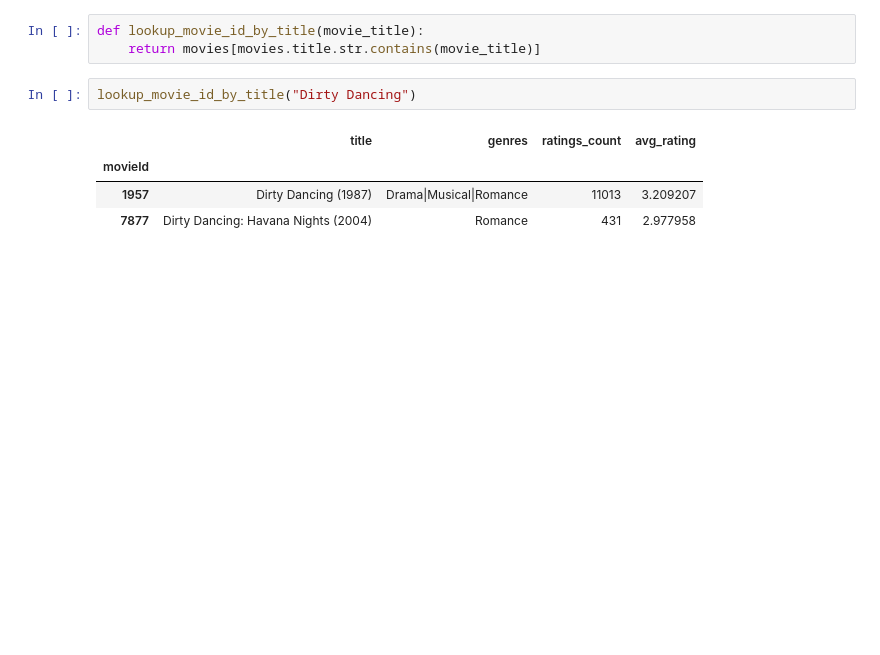
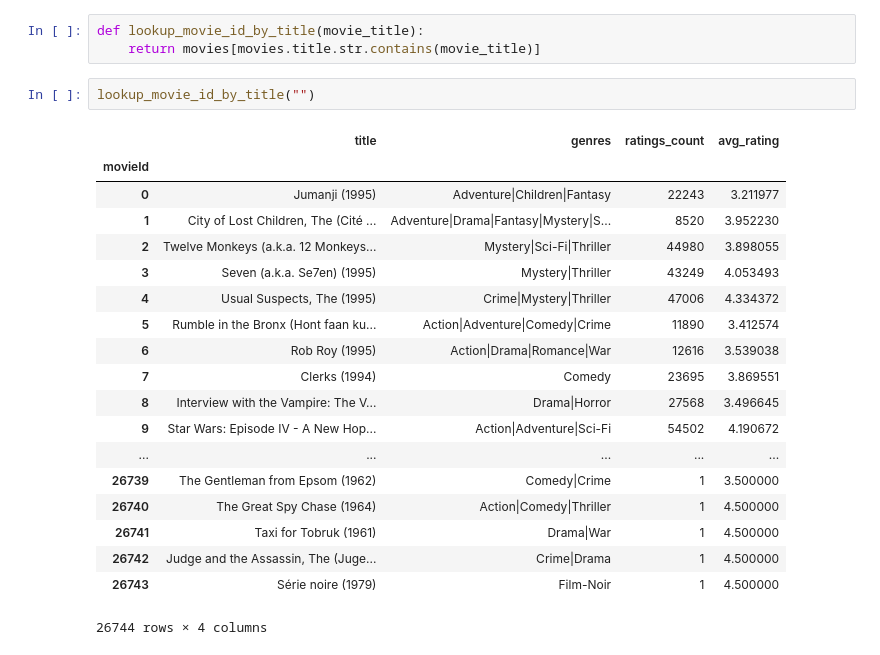
Before and after one commit to statisticianinstilettos/movie_similarity_flask_api, a Jupyter notebook: run_flask_api.ipynb, the cells around one changed output. Drawn from its saved outputs; the diff is of its cells as text; blank space fills up the shorter version.

```diff
--- a/run_flask_api.ipynb
+++ b/run_flask_api.ipynb
@@ -18,12 +18,27 @@ movies.head()
 def lookup_movie_id_by_title(movie_title):
     return movies[movies.title.str.contains(movie_title)]
 # %%
-lookup_movie_id_by_title("Dirty Dancing")
+lookup_movie_id_by_title("")
 # %% [output]
 |  | title | genres | ratings_count | avg_rating |
 | movieId |  |  |  |  |
-| 1957 | Dirty Dancing (1987) | Drama|Musical|Romance | 11013 | 3.209207 |
-| 7877 | Dirty Dancing: Havana Nights (2004) | Romance | 431 | 2.977958 |
+| 0 | Jumanji (1995) | Adventure|Children|Fantasy | 22243 | 3.211977 |
+| 1 | City of Lost Children, The (Cité ... | Adventure|Drama|Fantasy|Mystery|S... | 8520 | 3.952230 |
+| 2 | Twelve Monkeys (a.k.a. 12 Monkeys... | Mystery|Sci-Fi|Thriller | 44980 | 3.898055 |
+| 3 | Seven (a.k.a. Se7en) (1995) | Mystery|Thriller | 43249 | 4.053493 |
+| 4 | Usual Suspects, The (1995) | Crime|Mystery|Thriller | 47006 | 4.334372 |
+| 5 | Rumble in the Bronx (Hont faan ku... | Action|Adventure|Comedy|Crime | 11890 | 3.412574 |
+| 6 | Rob Roy (1995) | Action|Drama|Romance|War | 12616 | 3.539038 |
+| 7 | Clerks (1994) | Comedy | 23695 | 3.869551 |
+| 8 | Interview with the Vampire: The V... | Drama|Horror | 27568 | 3.496645 |
+| 9 | Star Wars: Episode IV - A New Hop... | Action|Adventure|Sci-Fi | 54502 | 4.190672 |
+| ... | ... | ... | ... | ... |
+| 26739 | The Gentleman from Epsom (1962) | Comedy|Crime | 1 | 3.500000 |
+| 26740 | The Great Spy Chase (1964) | Action|Comedy|Thriller | 1 | 4.500000 |
+| 26741 | Taxi for Tobruk (1961) | Drama|War | 1 | 4.500000 |
+| 26742 | Judge and the Assassin, The (Juge... | Crime|Drama | 1 | 4.500000 |
+| 26743 | Série noire (1979) | Film-Noir | 1 | 4.500000 |
+26744 rows × 4 columns
 # %%
 url = 'http://127.0.0.1:5000/'
 payload ={'movie_title': 'Lord of the Rings: The Fellowship of the Ring, The (2001)'}
```
Also changed, not shown: parts of 2 cells of this notebook, 10 other files.
